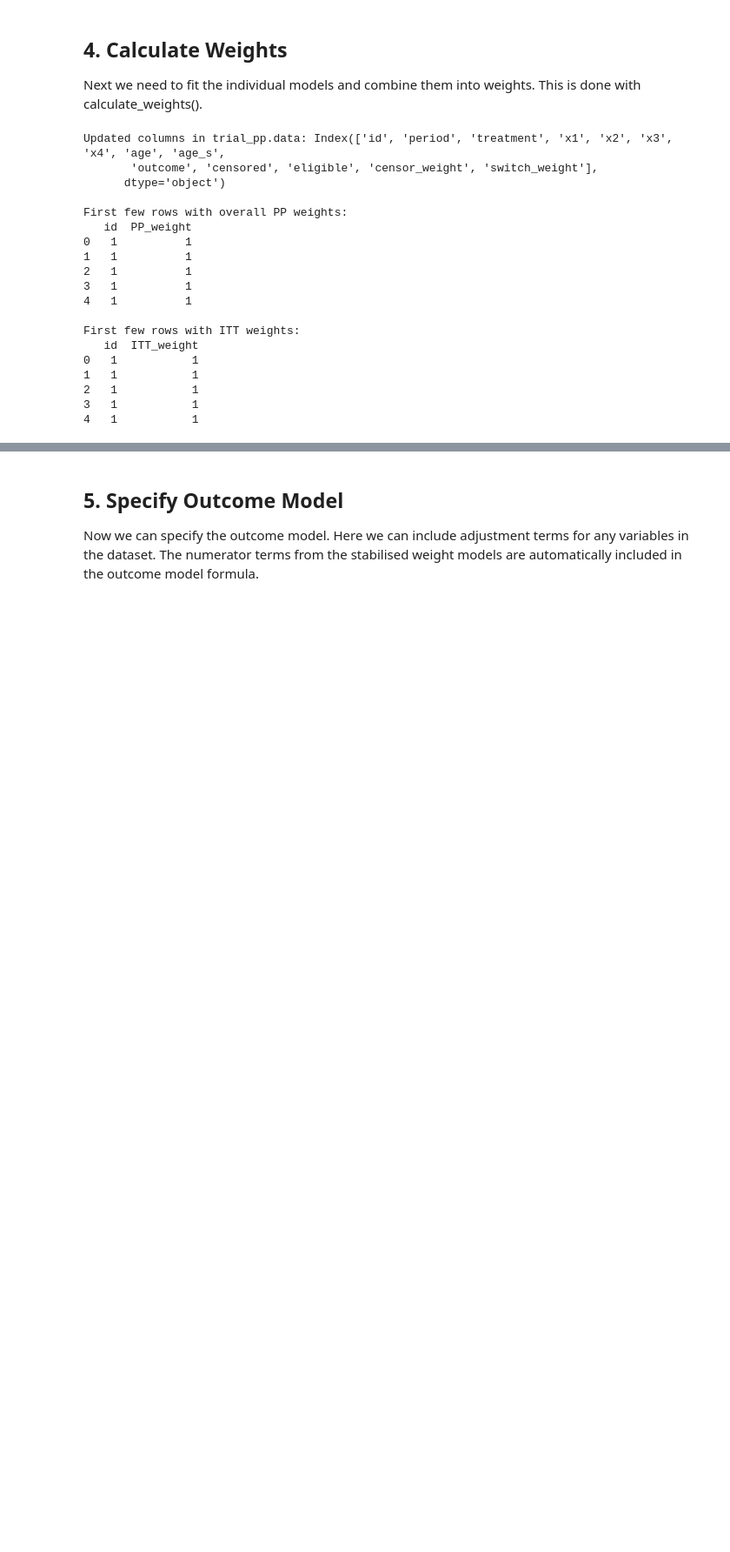
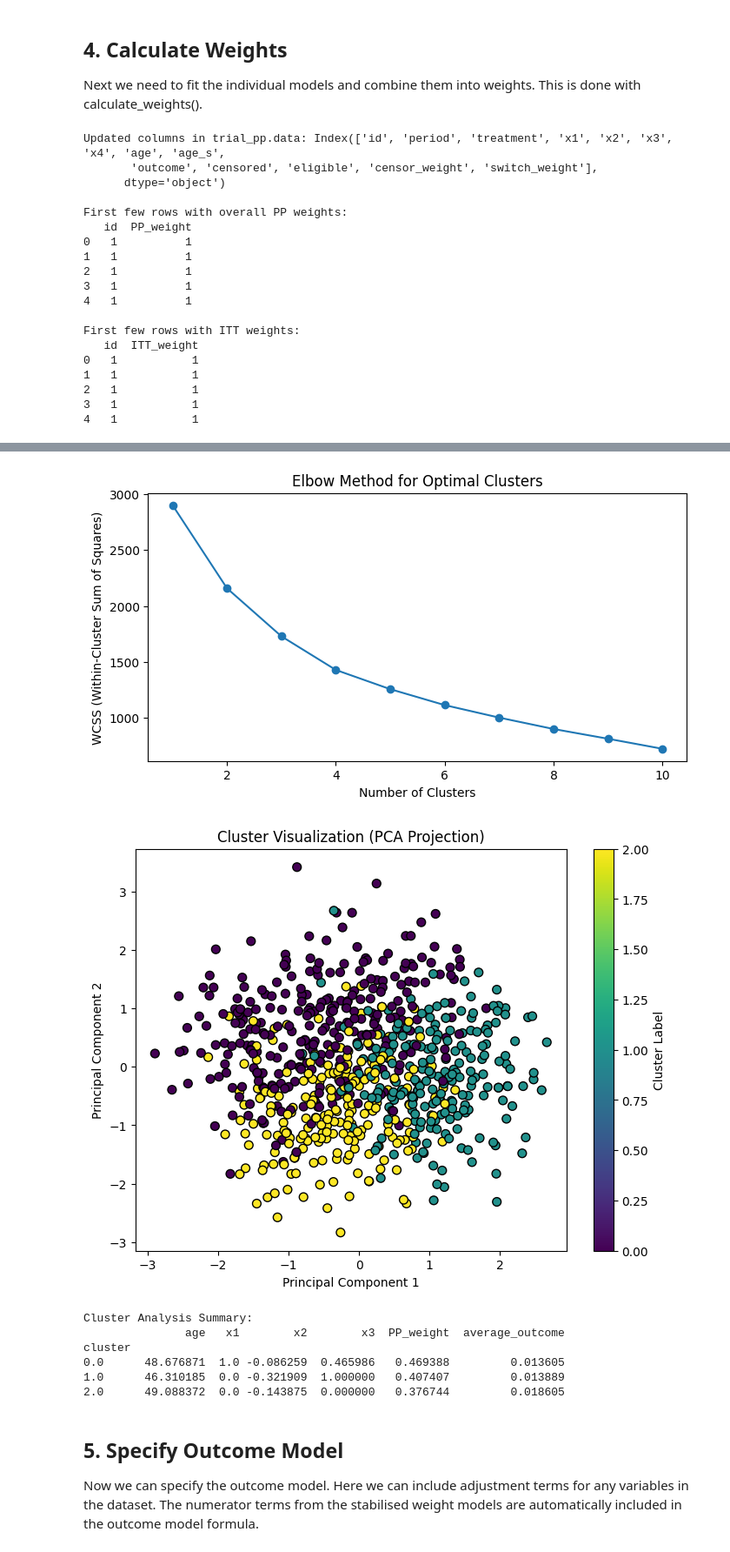
Before and after one commit to bellebarmosa/Data_Analytics_TTE_INSIGHTING, a Jupyter notebook: TTE/TTE-v2.ipynb, the cells around one changed output, grey strips where cells are left out. Shown at 87% size. Saved outputs shown, nothing was run; the diff lists cells and outputs as text; code cells hidden in the pictures; blank space fills up the shorter version.

```diff
--- a/TTE/TTE-v2.ipynb
+++ b/TTE/TTE-v2.ipynb
@@ -381,7 +402,7 @@ from sklearn.decomposition import PCA
 
 # Select relevant baseline features for clustering
 features_for_clustering = ['age', 'x1', 'x2', 'x3']  # Ensure these exist in your dataset
-clustering_data = trial_pp['data'][features_for_clustering].dropna()
+clustering_data = trial_pp.data[features_for_clustering].dropna()
 
 # Standardize the selected features
 scaler = StandardScaler()
@@ -408,37 +429,46 @@ kmeans_model = KMeans(n_clusters=optimal_cluster_count, random_state=42, n_init=
 cluster_assignments = kmeans_model.fit_predict(normalized_data)
 
 # Assign cluster labels back to the main dataset
-trial_pp['data'].loc[clustering_data.index, 'cluster'] = cluster_assignments
+trial_pp.data.loc[clustering_data.index, 'cluster'] = cluster_assignments
 
 # Visualizing the clusters using PCA for dimensionality reduction
 pca = PCA(n_components=2)
 pca_transformed = pca.fit_transform(normalized_data)
 
 plt.figure(figsize=(8, 6))
 plt.scatter(pca_transformed[:, 0], pca_transformed[:, 1], c=cluster_assignments, cmap='viridis', edgecolor='k', s=50)
 plt.xlabel('Principal Component 1')
 plt.ylabel('Principal Component 2')
 plt.title('Cluster Visualization (PCA Projection)')
 plt.colorbar(label='Cluster Label')
 plt.show()
 
 # Analyze cluster characteristics by computing summary statistics
-cluster_summary = trial_pp['data'].groupby('cluster').agg({
+cluster_summary = trial_pp.data.groupby('cluster').agg({
     'age': 'mean',
     'x1': 'mean',
     'x2': 'mean',
     'x3': 'mean',
     'PP_weight': 'mean',
     'outcome': 'mean'
 }).rename(columns={'outcome': 'average_outcome'})
 
 print("\nCluster Analysis Summary:")
 print(cluster_summary)
 
 # Insights:
 # The summary helps identify clusters with distinct characteristics.
 # For example, one cluster may have higher average weights or better outcomes,
 # indicating that certain baseline features influence treatment response differently.
+# %% [output]
+[figure, added]
+[figure, added]
+Cluster Analysis Summary:
+               age   x1        x2        x3  PP_weight  average_outcome
+cluster
+0.0      48.676871  1.0 -0.086259  0.465986   0.469388         0.013605
+1.0      46.310185  0.0 -0.321909  1.000000   0.407407         0.013889
+2.0      49.088372  0.0 -0.143875  0.000000   0.376744         0.018605
 # %% [markdown]
 ## **5. Specify Outcome Model**
 
```
Also changed, not shown: parts of 19 cells of this notebook, 1 other file.
